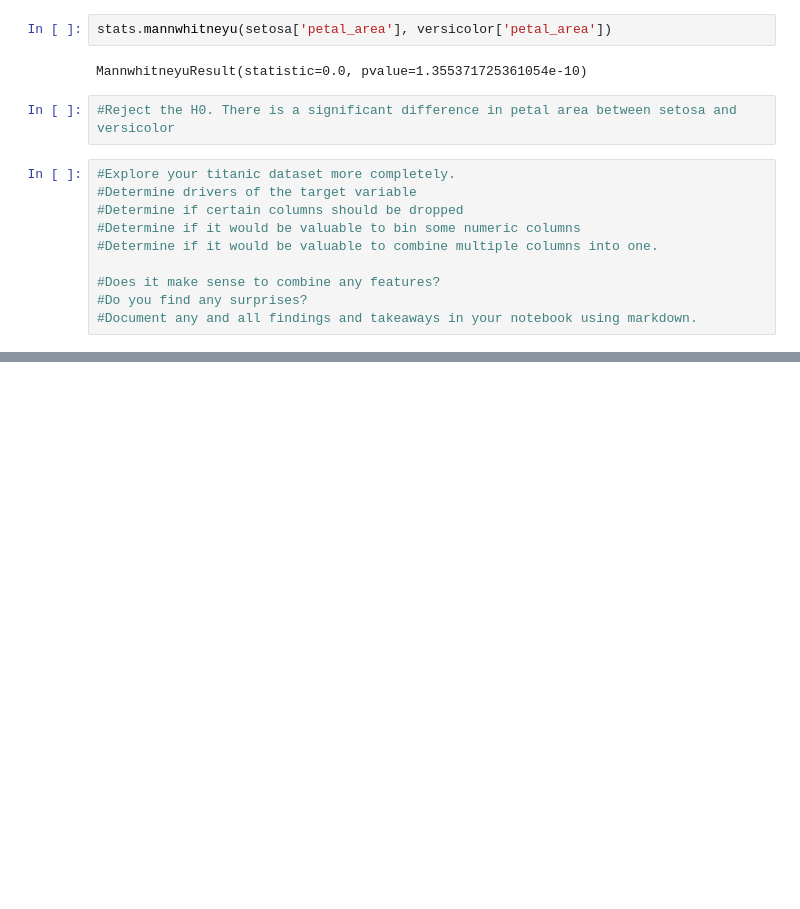
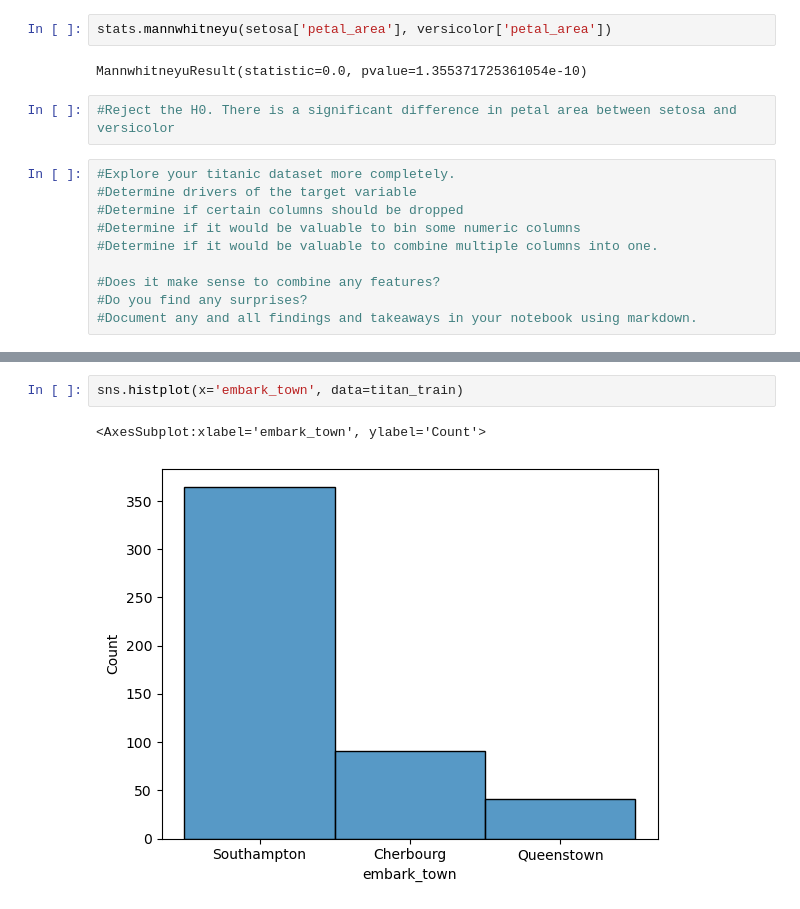
Before and after one commit to Andy-Jensen/classification-exercises, a Jupyter notebook: classification_exercises.ipynb, the cells around one changed output, grey strips where cells are left out. Saved outputs shown, nothing was run; the diff lists cells and outputs as text; blank space fills up the shorter version.

```diff
--- a/classification_exercises.ipynb
+++ b/classification_exercises.ipynb
@@ -951,0 +1000,5 @@ MannwhitneyuResult(statistic=0.0, pvalue=1.355371725361054e-10)
+# %%
+sns.histplot(x='embark_town', data=titan_train)
+# %% [output]
+<AxesSubplot:xlabel='embark_town', ylabel='Count'>
+[figure, added]
```
Also changed, not shown: parts of 16 cells of this notebook.
